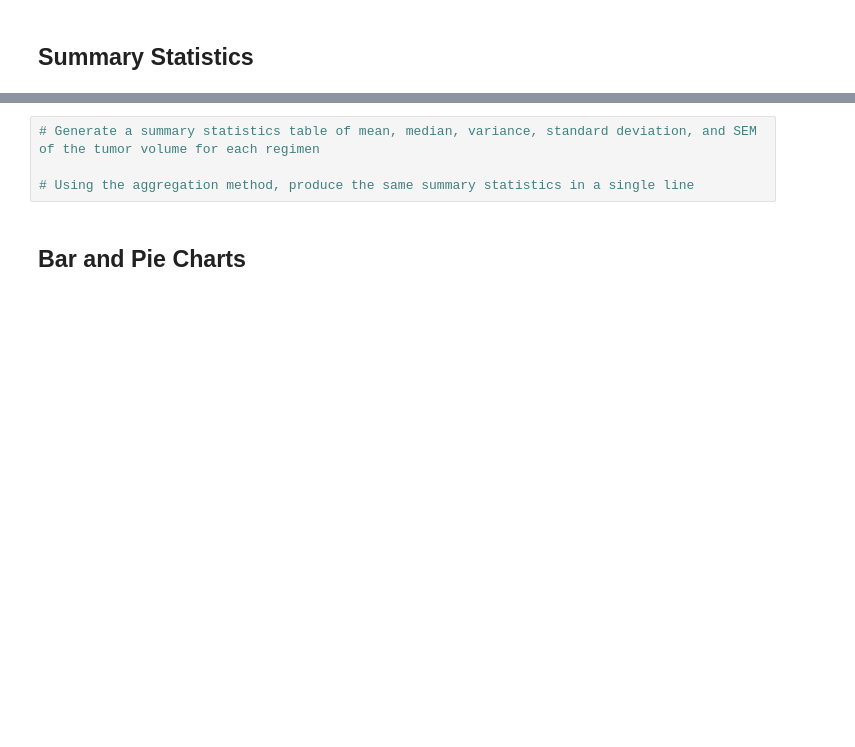
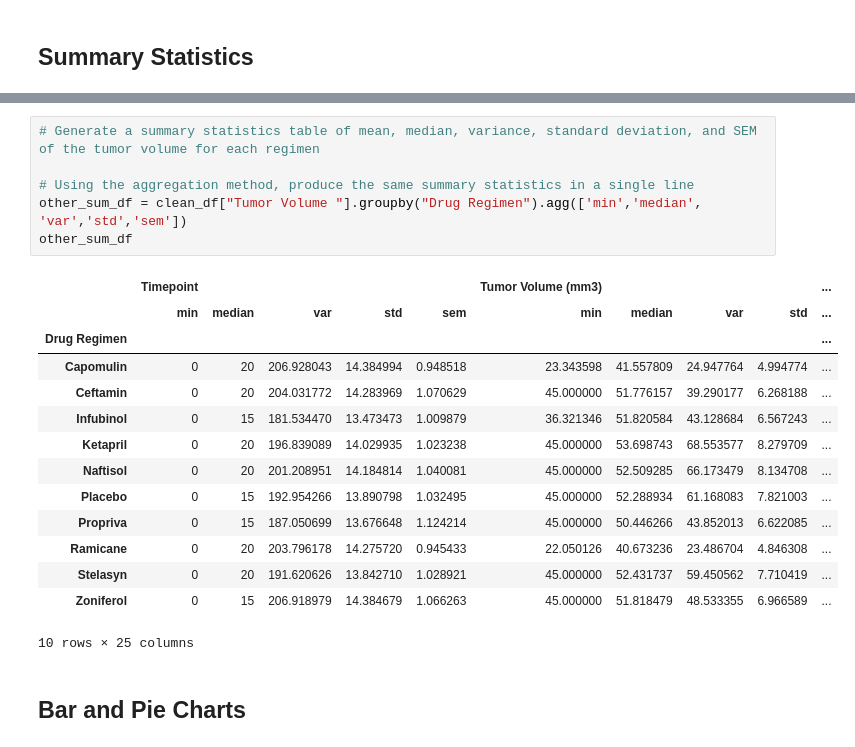
Before and after one commit to NateWitte/matplotlib-challenge, a Jupyter notebook: pymaceuticals_Witte.ipynb, the cells around one changed output, grey strips where cells are left out. Cells and saved outputs as stored; diff of their text form; blank space fills up the shorter version.

Commit message:
added both summary tables

```diff
--- a/pymaceuticals_Witte.ipynb
+++ b/pymaceuticals_Witte.ipynb
@@ -88,7 +114,24 @@ clean_df["Mouse ID"].nunique()
 # %%
 # Generate a summary statistics table of mean, median, variance, standard deviation, and SEM of the tumor volume for each regimen
 
 # Using the aggregation method, produce the same summary statistics in a single line
+other_sum_df = clean_df["Tumor Volume "].groupby("Drug Regimen").agg(['min','median', 'var','std','sem'])
+other_sum_df
+# %% [output]
+|  | Timepoint |  |  |  |  | Tumor Volume (mm3) |  |  |  | ... |
+|  | min | median | var | std | sem | min | median | var | std | ... |
+| Drug Regimen |  |  |  |  |  |  |  |  |  | ... |
+| Capomulin | 0 | 20 | 206.928043 | 14.384994 | 0.948518 | 23.343598 | 41.557809 | 24.947764 | 4.994774 | ... |
+| Ceftamin | 0 | 20 | 204.031772 | 14.283969 | 1.070629 | 45.000000 | 51.776157 | 39.290177 | 6.268188 | ... |
+| Infubinol | 0 | 15 | 181.534470 | 13.473473 | 1.009879 | 36.321346 | 51.820584 | 43.128684 | 6.567243 | ... |
+| Ketapril | 0 | 20 | 196.839089 | 14.029935 | 1.023238 | 45.000000 | 53.698743 | 68.553577 | 8.279709 | ... |
+| Naftisol | 0 | 20 | 201.208951 | 14.184814 | 1.040081 | 45.000000 | 52.509285 | 66.173479 | 8.134708 | ... |
+| Placebo | 0 | 15 | 192.954266 | 13.890798 | 1.032495 | 45.000000 | 52.288934 | 61.168083 | 7.821003 | ... |
+| Propriva | 0 | 15 | 187.050699 | 13.676648 | 1.124214 | 45.000000 | 50.446266 | 43.852013 | 6.622085 | ... |
+| Ramicane | 0 | 20 | 203.796178 | 14.275720 | 0.945433 | 22.050126 | 40.673236 | 23.486704 | 4.846308 | ... |
+| Stelasyn | 0 | 20 | 191.620626 | 13.842710 | 1.028921 | 45.000000 | 52.431737 | 59.450562 | 7.710419 | ... |
+| Zoniferol | 0 | 15 | 206.918979 | 14.384679 | 1.066263 | 45.000000 | 51.818479 | 48.533355 | 6.966589 | ... |
+10 rows × 25 columns
 # %% [markdown]
 ## Bar and Pie Charts
 # %%
```
Also changed, not shown: parts of 2 cells of this notebook.
